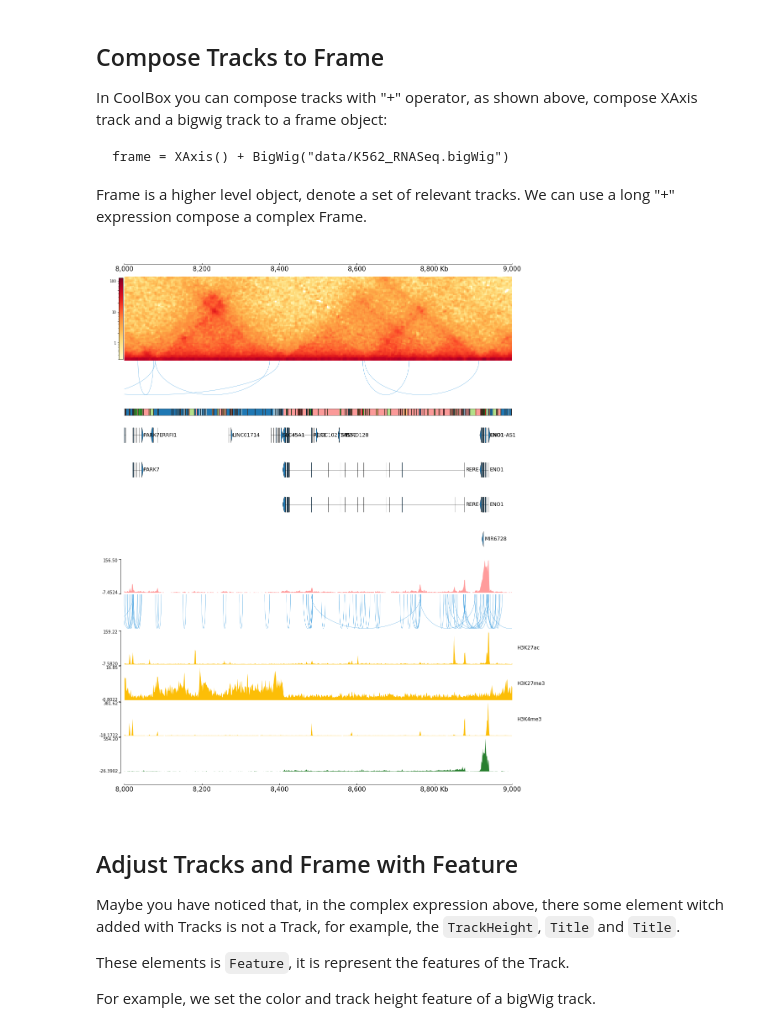
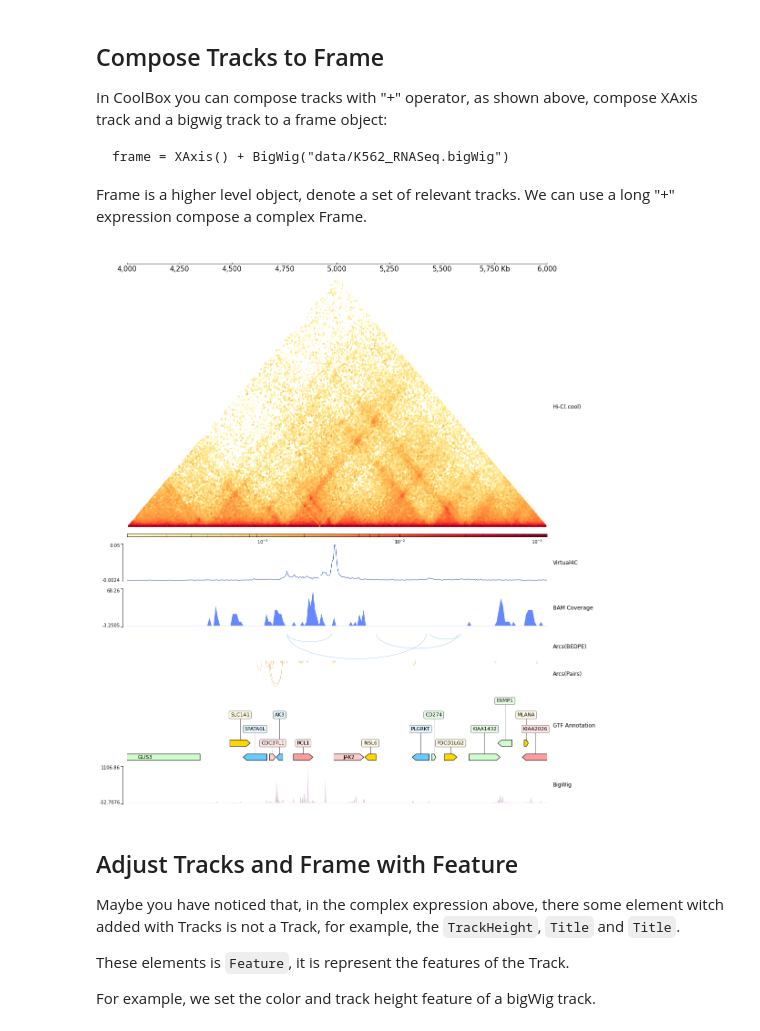
Before and after one commit to GangCaoLab/CoolBox, a Jupyter notebook: demo/coolbox_step_by_step.ipynb, the cells around one changed output. Saved outputs shown, nothing was run; the diff lists cells and outputs as text; code cells hidden in the pictures.

```diff
--- a/demo/coolbox_step_by_step.ipynb
+++ b/demo/coolbox_step_by_step.ipynb
@@ -72,3 +39,8 @@ drwxrwxr-x 2 nanguage nanguage 4.0K 10月 27 14:50 preprocessed
+# %%
+# Here we define const values for reference files easily later
+DATA_DIR = "../tests/test_data"
+TEST_RANGE = "chr9:4000000-6000000"
+RANGE_MARK = "chr9_4000000_6000000"
 # %% [markdown]
 ## Track is the basic element
 
@@ -360,7 +183,23 @@ frame = XAxis() +\
+# %%
+cool1 = Cool(f"{DATA_DIR}/cool_{RANGE_MARK}.mcool")
+
+frame = XAxis() + \
+    cool1 + Title("Hi-C(.cool)") + \
+    Spacer(0.5) + \
+    Virtual4C(cool1, "chr9:4986000-4986000") + Title("Virtual4C") + \
+    Spacer(0.5) + \
+    BAM(f"{DATA_DIR}/bam_{RANGE_MARK}.bam") + Title("BAM Coverage") +\
+    Spacer(0.5) + \
+    Arcs(f"{DATA_DIR}/bedpe_{RANGE_MARK}.bedpe") + Inverted() + Title("Arcs(BEDPE)") + \
+    Spacer(0.1) + \
+    Arcs(f"{DATA_DIR}/pairs_{RANGE_MARK}.pairs") + Inverted() + Title("Arcs(Pairs)") + \
+    GTF(f"{DATA_DIR}/gtf_{RANGE_MARK}.gtf", length_ratio_thresh=0.005) + TrackHeight(6) + Title("GTF Annotation") + \
+    Spacer(0.1) + \
+    BigWig(f"{DATA_DIR}/bigwig_{RANGE_MARK}.bw") + Title("BigWig")
 # %%
-frame.plot("chr1", 8_000_000, 9_000_000)
+frame.plot(TEST_RANGE)
 # %% [output]
-[figure, old version]
+[figure, new version]
 # %% [markdown]
 ## Adjust Tracks and Frame with Feature
 
```
Also changed, not shown: parts of 82 cells of this notebook, 2 other files.
